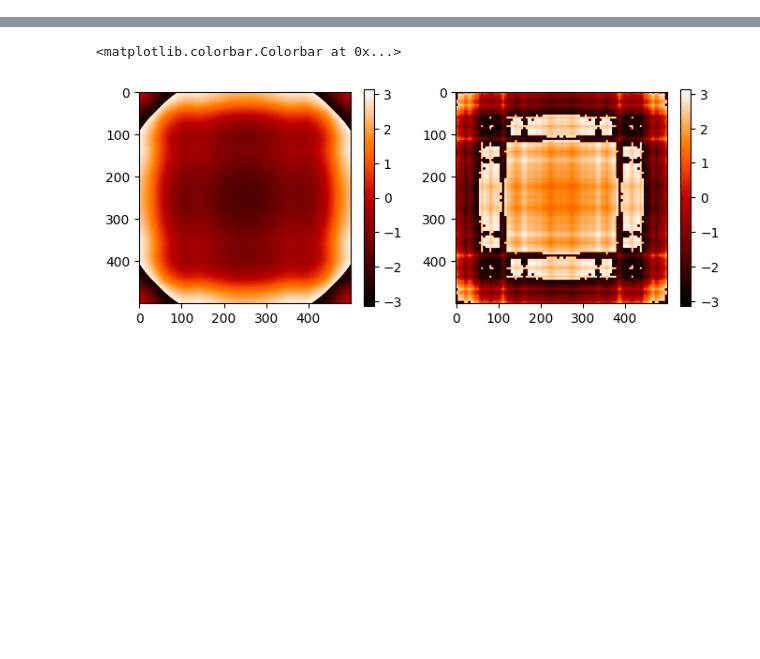
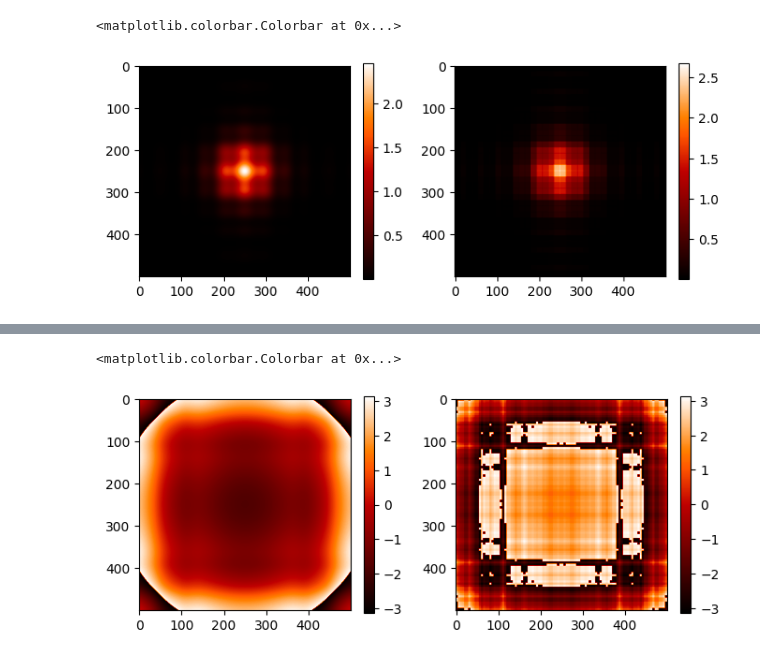
Before and after one commit to johnnymtex/photonMismatch, a Jupyter notebook: tests.ipynb, the cells around one changed output, grey strips where cells are left out. Cells and saved outputs as stored; diff of their text form; code cells hidden in the pictures; blank space fills up the shorter version.

```diff
--- a/tests.ipynb
+++ b/tests.ipynb
@@ -14,0 +46,12 @@ I0 = 1e6
+# %%
+# phase plots
+fig, ax = plt.subplots(ncols=2, figsize=(8,4))
+
+im1=ax[0].imshow(np.abs(F_out.field)**2, cmap='gist_heat')
+im2=ax[1].imshow(np.abs(E_out)**2, cmap='gist_heat')
+
+fig.colorbar(im1, ax=ax[0], shrink=0.75)
+fig.colorbar(im2, ax=ax[1], shrink=0.75)
+# %% [output]
+<matplotlib.colorbar.Colorbar at 0x...>
+[figure, added]
```
Also changed, not shown: parts of 15 cells of this notebook.
